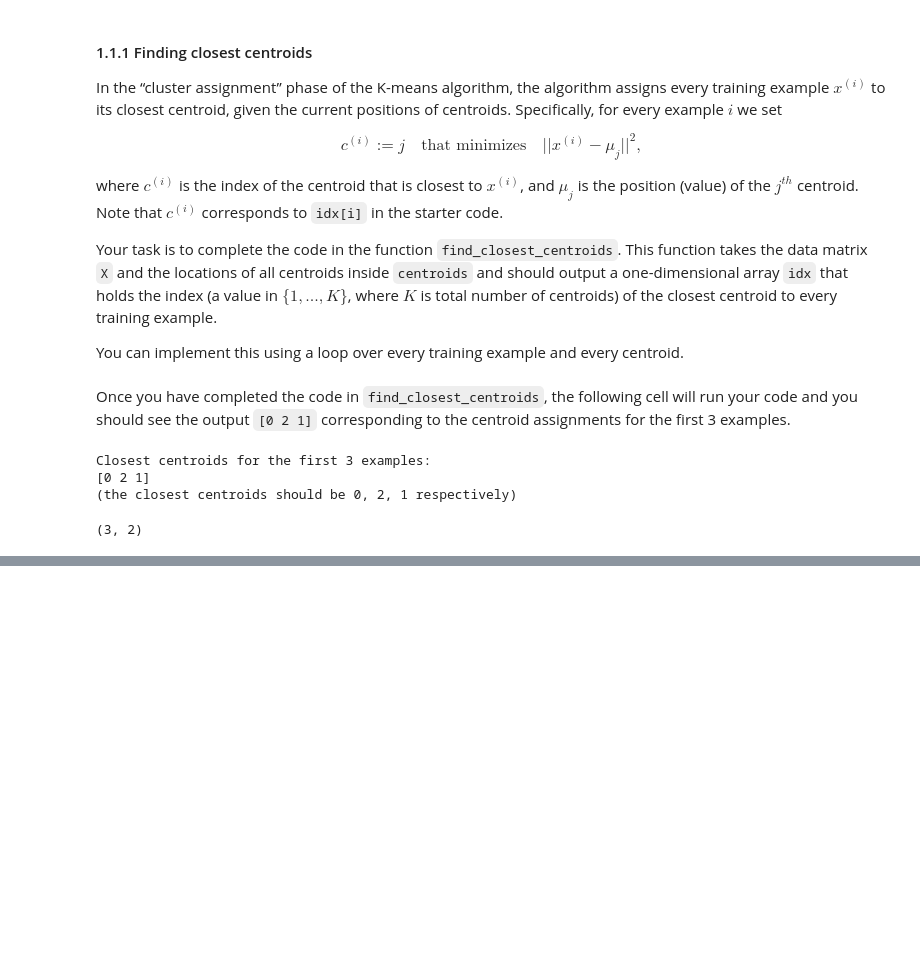
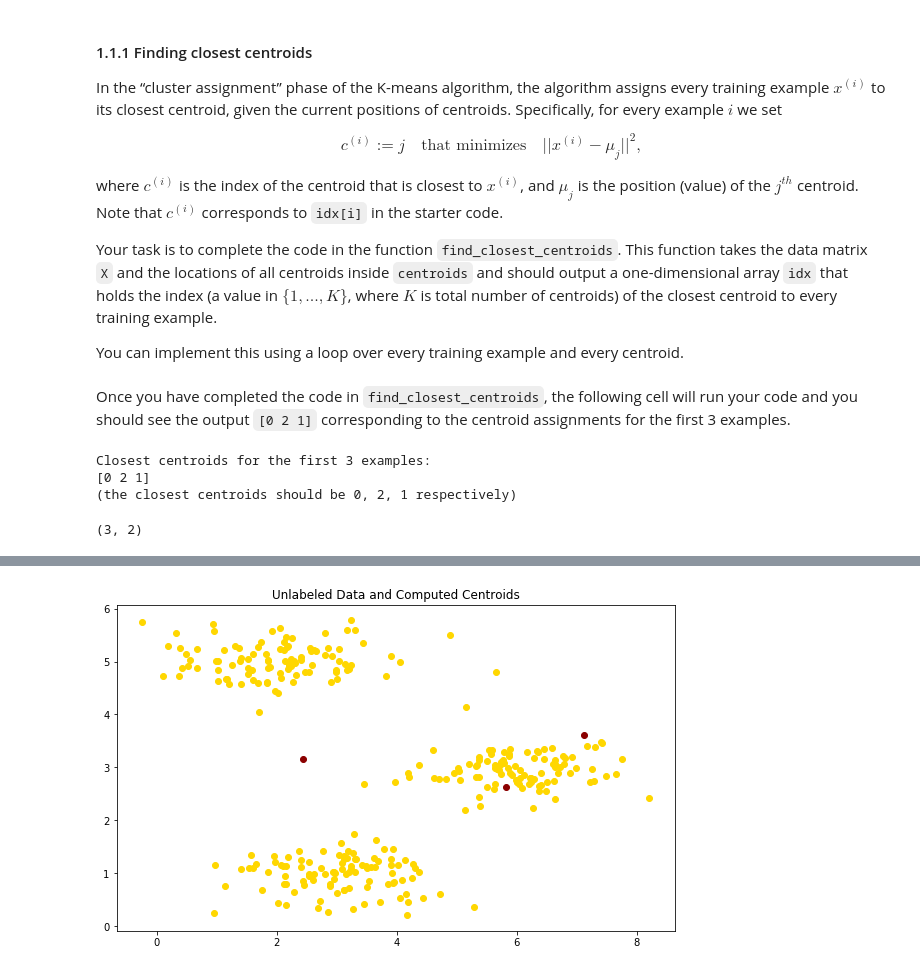
Before and after one commit to SoroushGhaderi/Machine_Learning_Andrew_Ng_exercises_with_Python, a Jupyter notebook: K-means and PCA/K-means and PCA.ipynb, the cells around one changed output, grey strips where cells are left out. Drawn from its saved outputs; the diff is of its cells as text; code cells hidden in the pictures; blank space fills up the shorter version.

```diff
--- a/K-means and PCA/K-means and PCA.ipynb
+++ b/K-means and PCA/K-means and PCA.ipynb
@@ -136,0 +207,10 @@ plt.show()
+# %%
+# Compute means based on the closest centroids found in the previous part.
+centroids = compute_centroids(X, idx, K)
+
+print('Centroids computed after initial finding of closest centroids:')
+print(centroids)
+print('\nThe centroids should be')
+print('   [ 2.428301 3.157924 ]')
+print('   [ 5.813503 2.633656 ]')
+print('   [ 7.119387 3.616684 ]')
@@ -136,0 +227,8 @@ plt.show()
+# %%
+plt.figure(figsize= (10,6))
+plt.scatter(X[:,0], X[:,1], c= "gold")
+plt.scatter(centroids[:,0], centroids[:,1], c= "darkred")
+plt.title("Unlabeled Data and Computed Centroids")
+plt.show()
+# %% [output]
+[figure, added]
```
Also changed, not shown: parts of 7 cells of this notebook.
